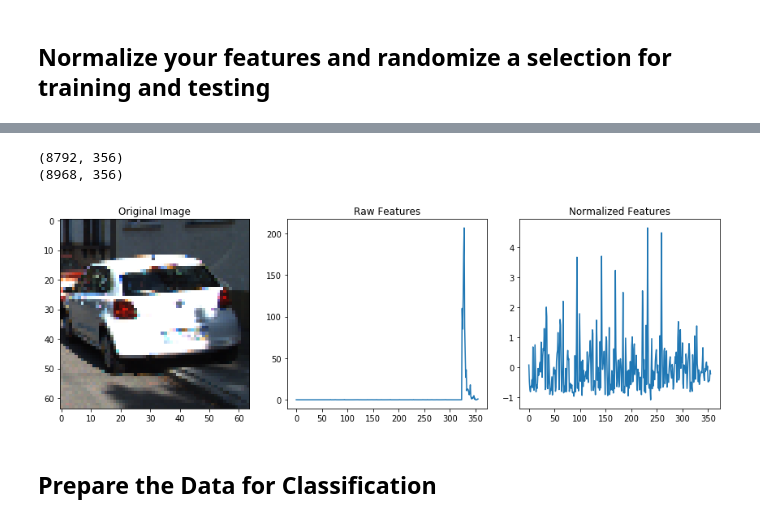
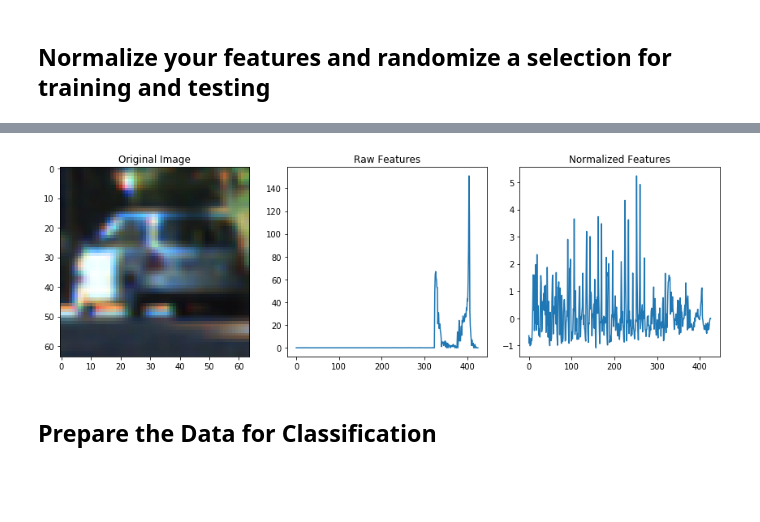
Before and after one commit to hassmuha/CarND-Vehicle-Detection-Submit, a Jupyter notebook: main.ipynb, the cells around one changed output, grey strips where cells are left out. Saved outputs shown, nothing was run; the diff lists cells and outputs as text; code cells hidden in the pictures; blank space fills up the shorter version.

```diff
--- a/main.ipynb
+++ b/main.ipynb
@@ -90,7 +90,7 @@ ind = np.random.randint(0, len(cars))
 # Read in the image
 image = mpimg.imread(cars[ind])
 #apply appropriate scaling, as training samples are png so scale them up to 255
-image = np.uint8(image*255)
+#image = np.uint8(image*255)
 print(image.shape)
 #print((np.min(image),np.max(image)))
 
@@ -124,7 +124,7 @@ hog_features = hog_features.ravel()
 print(hog_features.shape)
 
 # histogram of S plane
-hist_features = channel_hist(s_channel, nbins=32, bins_range=(0, 256))
+hist_features = channel_hist(s_channel, nbins=64, bins_range=(0, 256))
         # Append the new feature vector to the features list
 print(hist_features.shape)
 
@@ -175,23 +173,37 @@ def extract_features(imgs, cspace='HLS', spatial_size=(32, 32),
         #apply appropriate scaling, as training samples are png so scale them up to 255
         image = np.uint8(image*255)
         # Convert to HLS color space, resize to 32x32 and separate the channels
-        hls_resize32 = bin_spatial(image, color_space='HLS', size=(32, 32))
+        yuv_resize32 = bin_spatial(image, color_space='YUV', size=spatial_size)
+        #hls = cv2.cvtColor(image, cv2.COLOR_RGB2HLS).astype(np.float)
+        y_channel = yuv_resize32[:,:,0]
+
+        # Call our function with vis=True to see an image output
+        hog_features = get_hog_features(y_channel, orient,
+                                pix_per_cell, cell_per_block,
+                                vis=False, feature_vec=False)
+        hog_features = hog_features.ravel()
+
+         # Convert to HLS color space, resize to 32x32 and separate the channels
+        hls_resize32 = bin_spatial(image, color_space='HLS', size=spatial_size)
         #hls = cv2.cvtColor(image, cv2.COLOR_RGB2HLS).astype(np.float)
         h_channel = hls_resize32[:,:,0]
         l_channel = hls_resize32[:,:,1]
         s_channel = hls_resize32[:,:,2]
 
-        # Call our function with vis=True to see an image output
-        hog_features = get_hog_features(l_channel, orient,
-                                pix_per_cell, cell_per_block,
-                                vis=False, feature_vec=False)
-        hog_features = hog_features.ravel()
 
         # histogram of S plane
-        hist_features = channel_hist(s_channel, nbins=hist_bins, bins_range=hist_range)
+        hist_features_S = channel_hist(s_channel, nbins=hist_bins, bins_range=hist_range)
+        hist_features_S = hist_features_S[10:]
+
+        # histogram of H plane
+        hist_features_H = channel_hist(h_channel, nbins=hist_bins, bins_range=hist_range)
+        hist_features_H = hist_features_H[:-16]
+        #print(hist_features_H)
+
 
         #concatenate the features to one feature vector
-        feature_vector = np.concatenate((hog_features, hist_features))
+        feature_vector = np.concatenate((hog_features, hist_features_S, hist_features_H))
+        #feature_vector = hog_features
 
         # Append the new feature vector to the features list
         features.append(feature_vector)
@@ -201,11 +213,11 @@ def extract_features(imgs, cspace='HLS', spatial_size=(32, 32),
 
 car_features = extract_features(cars, cspace='RGB', spatial_size=(32, 32),
                         orient = 9, pix_per_cell = 8, cell_per_block = 2,
-                        hist_bins=32, hist_range=(0, 256))
+                        hist_bins=64, hist_range=(0, 256))
 print(np.shape(car_features))
 notcar_features = extract_features(notcars, cspace='RGB', spatial_size=(32, 32),
                         orient = 9, pix_per_cell = 8, cell_per_block = 2,
-                        hist_bins=32, hist_range=(0, 256))
+                        hist_bins=64, hist_range=(0, 256))
 print(np.shape(notcar_features))
 
 
@@ -237,6 +249,4 @@ else:
-(8792, 356)
-(8968, 356)
-[figure, old version]
+[figure, new version]
 # %% [markdown]
 ## Prepare the Data for Classification
 # %%
```
Also changed, not shown: parts of 8 cells of this notebook.
